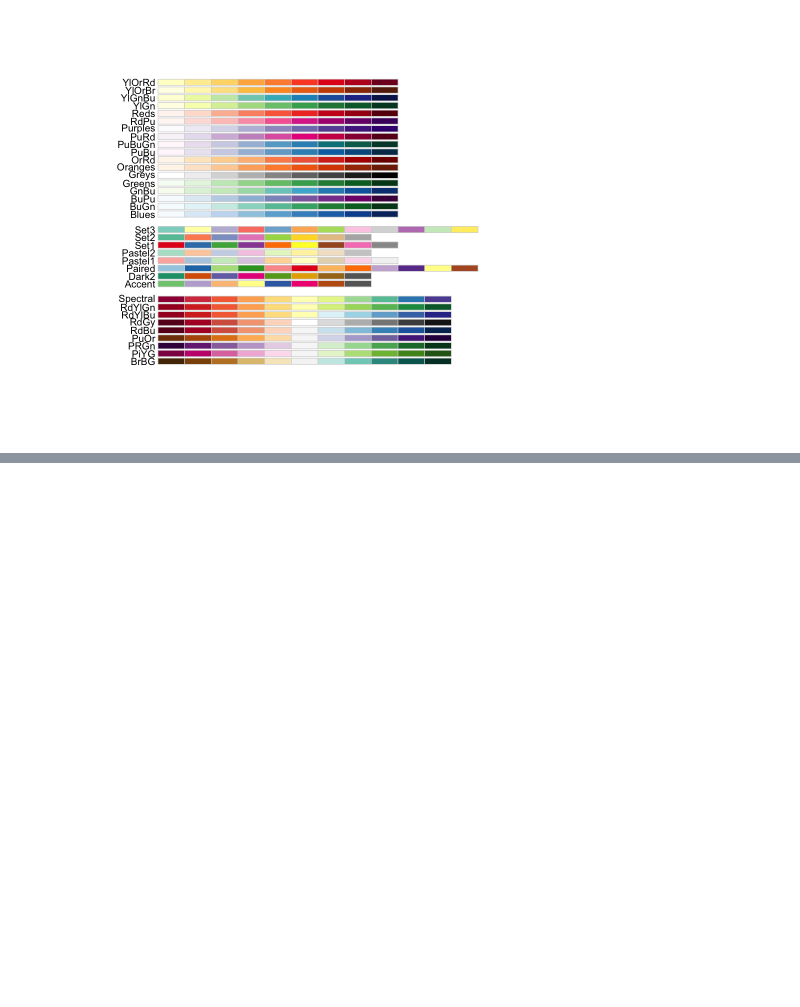
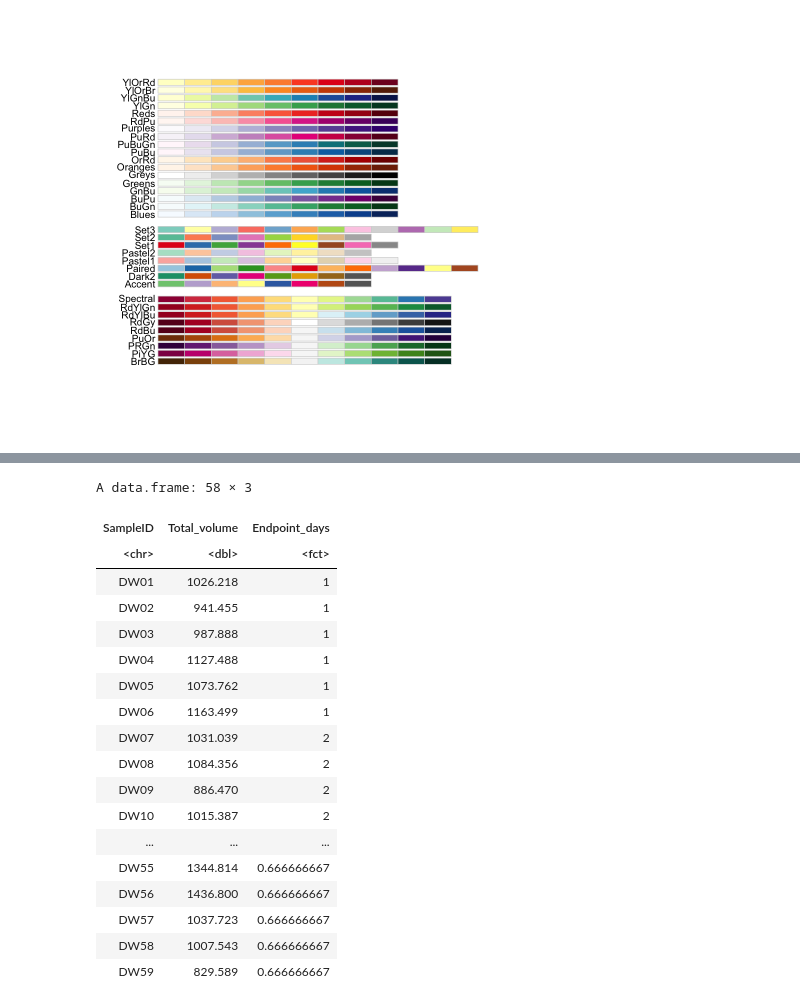
Before and after one commit to dwilliamsLab/microct_analysis, a Jupyter notebook: bone_analysis.ipynb, the cells around one changed output, grey strips where cells are left out. Drawn from its saved outputs; the diff is of its cells as text; code cells hidden in the pictures; blank space fills up the shorter version.

```diff
--- a/bone_analysis.ipynb
+++ b/bone_analysis.ipynb
@@ -129,8 +122,14 @@ agg_record_1654609471
                     2
 # %%
+#plot the total volume for the left and right side
+bone_total_volume = as.numeric(all_bone_samples_df$Total_volume)
+bone_volume_to_plot = data.frame(cbind(bone_sample_IDS,bone_total_volume))
+colnames(bone_volume_to_plot) = cbind("SampleID","Total_volume")
+#print(summary(as.numeric(bone_volume_to_plot$Total_volume)))
+
 #add the ligand duration data
 bone_volume_to_plot2 = merge(bone_volume_to_plot, sampleID_and_duration_df, by = "SampleID", all.x = TRUE)
-bone_volume_to_plot2$Endpoint_days = as.character((bone_volume_to_plot2$Endpoint_days))
+bone_volume_to_plot2$Endpoint_days = as.character(bone_volume_to_plot2$Endpoint_days)
 #add the value 0
 # zero_sample_val = data.frame(matrix(data = 0, nrow = 1, ncol = 3))
 # colnames(zero_sample_val) = c("SampleID", "Total_volume", "Endpoint_days")
@@ -146,28 +145,10 @@ bone_volume_to_plot3$Endpoint_days <- factor(
   levels = c("0","0.166666667", "0.333333333", "0.666666667","1", "2", "4", "8", "14", "28")
 )
 
-bone_volume_to_plot3 <- bone_volume_to_plot3 %>%
-  arrange(Endpoint_days, Total_volume) %>%
-  mutate(SampleID = factor(SampleID, levels = SampleID))
+bone_volume_to_plot3 <- bone_volume_to_plot3[order(bone_volume_to_plot3$Endpoint_days,
+                                                   bone_volume_to_plot3$Total_volume), ]
 
-
-bargraph_of_bone_volume = ggplot(data = bone_volume_to_plot3, aes(x = SampleID, y = Total_volume, fill = Endpoint_days)) +
-                          geom_bar(stat = "identity",  position = position_stack(reverse = TRUE),color = "black") + theme_bw() +
-                          theme(axis.text.x = element_text(angle = 90, hjust = 1, vjust = 0.5)) +
-                          ylab("Total Volume (microns cubed)") + scale_y_continuous(breaks = seq(0, 1375, by = 125)) +
-                          ggtitle("Total Volume of Bones") + theme(axis.text.x = element_text(color = "black")) +
-                          labs(fill = "Endpoint (days)") + scale_fill_brewer(palette = "Set3")
-
-# Step 1: Call the pdf command to start the plot
-pdf(file = "Total_bone_volume.pdf",   # The directory you want to save the file in
-    width = 12, # The width of the plot in inches
-    height = 12) # The height of the plot in inches
-# Step 2: Create the plot with R code
-print(bargraph_of_bone_volume)
-# Step 3: Run dev.off() to create the file!
-dev.off()
-
-
-
-#save the results
-write.csv(x = bone_volume_to_plot3, file = "total_bone_volume.csv", row.names = FALSE)
+bone_volume_to_plot3$SampleID <- factor(
+  bone_volume_to_plot3$SampleID,
+  levels = bone_volume_to_plot3$SampleID
+)
@@ -187,0 +273,22 @@ display.brewer.all()
+# %%
+bone_volume_to_plot3
+# %% [output]
+A data.frame: 58 × 3
+| SampleID | Total_volume | Endpoint_days |
+| <chr> | <dbl> | <fct> |
+| DW01 | 1026.218 | 1 |
+| DW02 | 941.455 | 1 |
+| DW03 | 987.888 | 1 |
+| DW04 | 1127.488 | 1 |
+| DW05 | 1073.762 | 1 |
+| DW06 | 1163.499 | 1 |
+| DW07 | 1031.039 | 2 |
+| DW08 | 1084.356 | 2 |
+| DW09 | 886.470 | 2 |
+| DW10 | 1015.387 | 2 |
+| ... | ... | ... |
+| DW55 | 1344.814 | 0.666666667 |
+| DW56 | 1436.800 | 0.666666667 |
+| DW57 | 1037.723 | 0.666666667 |
+| DW58 | 1007.543 | 0.666666667 |
+| DW59 | 829.589 | 0.666666667 |
```
Also changed, not shown: parts of 9 cells of this notebook, 1 other file.
